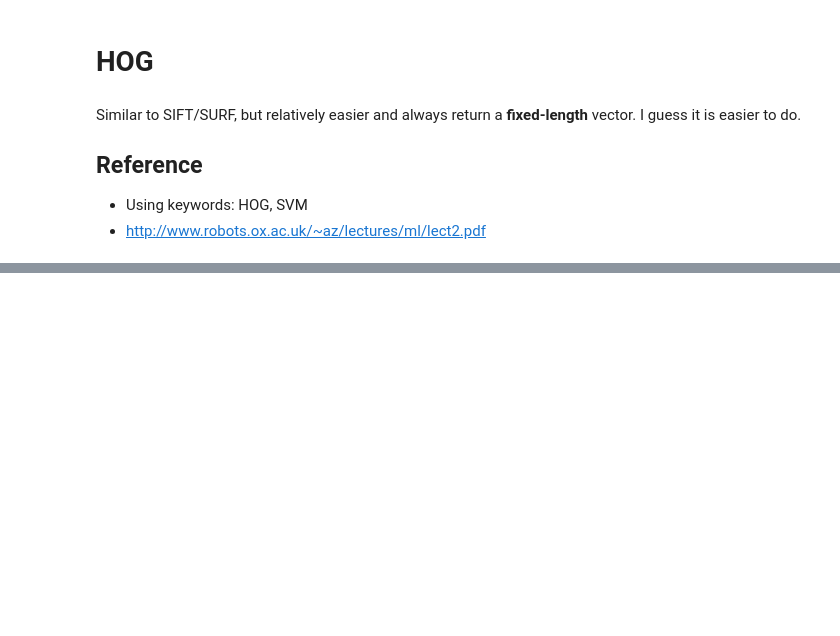
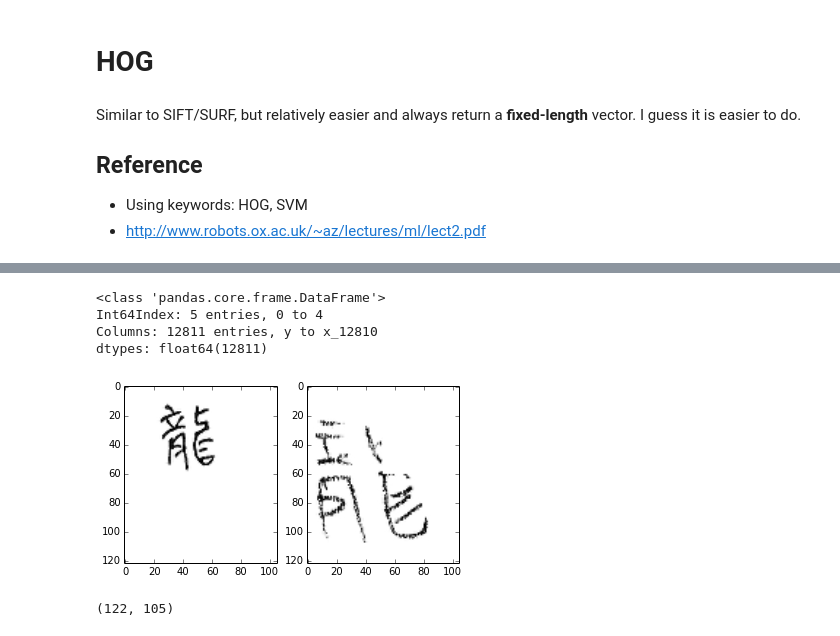
Before and after one commit to Rotceh/2013-ML-TeamProject, a Jupyter notebook: sift_opencv.ipynb, the cells around one changed output, grey strips where cells are left out. Saved outputs shown, nothing was run; the diff lists cells and outputs as text; code cells hidden in the pictures; blank space fills up the shorter version.

```diff
--- a/sift_opencv.ipynb
+++ b/sift_opencv.ipynb
@@ -58,0 +83,34 @@ Similar to SIFT/SURF, but relatively easier and always return a **fixed-length**
+# %%
+zodiac_groupped = df.groupby(by="y")
+# %%
+df_dragon = zodiac_groupped.get_group(5).reset_index(drop=True)
+df_dragon.head()
+# %% [output]
+<class 'pandas.core.frame.DataFrame'>
+Int64Index: 5 entries, 0 to 4
+Columns: 12811 entries, y to x_12810
+dtypes: float64(12811)
+# %%
+wd_template = df_dragon.ix[2, 1:].values
+wd_sample = df_dragon.ix[3, 1:].values
+# %%
+PIXEL_X = 122
+PIXEL_Y = 105
+wd_template.shape = (PIXEL_X, PIXEL_Y)
+wd_sample.shape = (PIXEL_X, PIXEL_Y)
+# %%
+pl.figure()
+pl.subplot(1, 2, 1)
+pl.imshow(wd_template, aspect="equal", cmap=cm.binary)
+
+pl.subplot(1, 2, 2)
+pl.imshow(wd_sample, aspect="equal", cmap=cm.binary)
+pl.show()
+# %% [output]
+[figure, added]
+# %%
+wd_template = np.round((1 - wd_template) * 255).astype(np.uint8)
+# wd_template.dtype = np.uint8
+wd_template.shape
+# %% [output]
+(122, 105)
```
Also changed, not shown: parts of 13 cells of this notebook.
